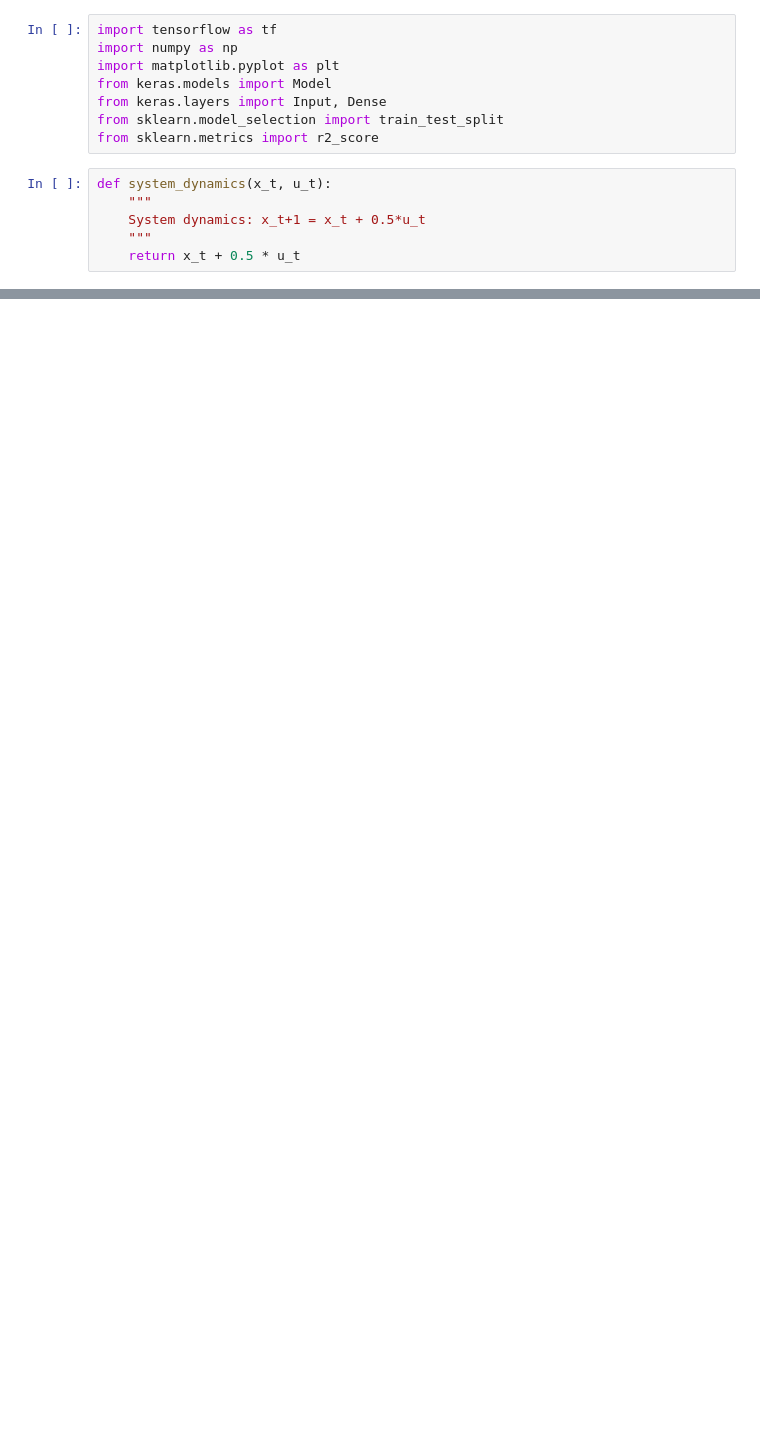
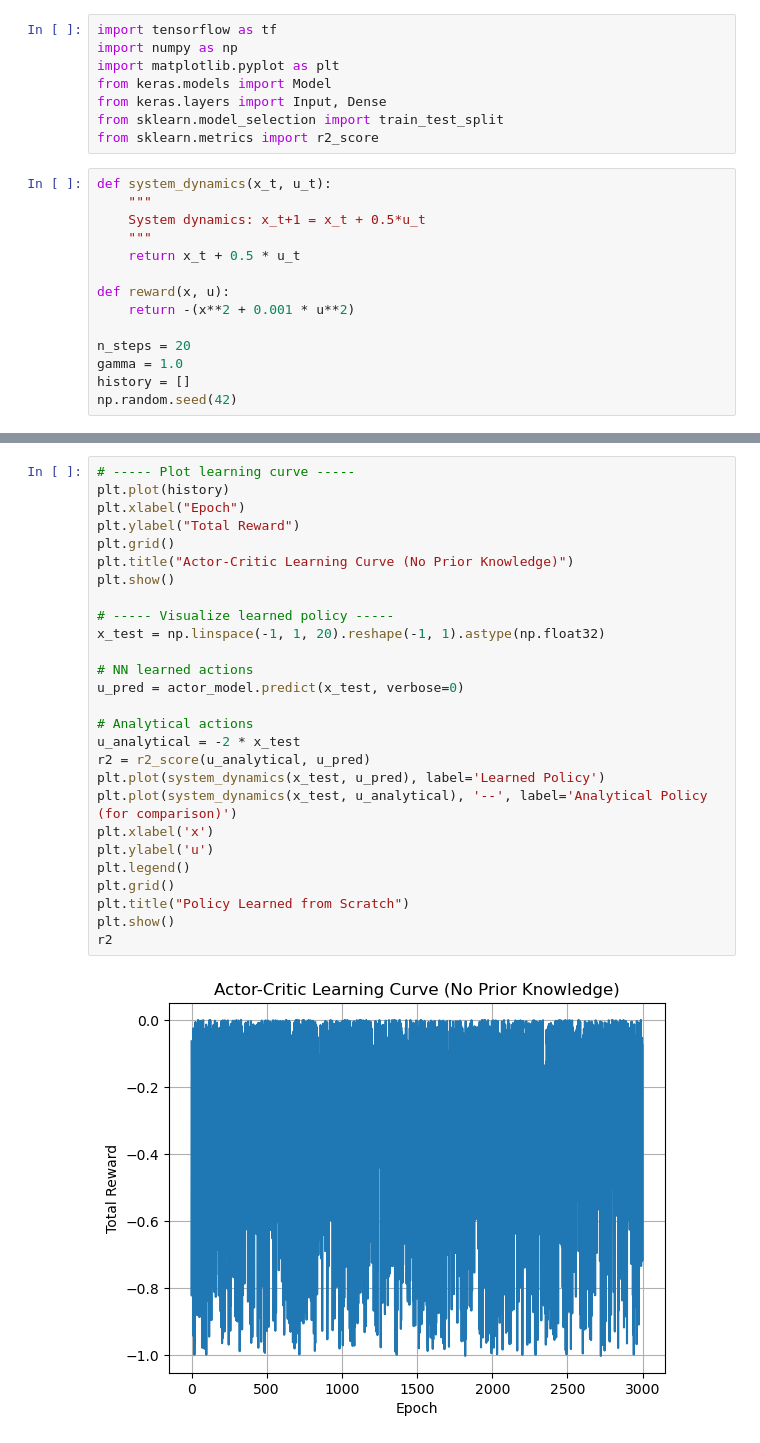
Before and after one commit to Namkhuu/neural-network, a Jupyter notebook: test.ipynb, the cells around one changed output, grey strips where cells are left out. Cells and saved outputs as stored; diff of their text form; blank space fills up the shorter version.

```diff
--- a/test.ipynb
+++ b/test.ipynb
@@ -12,4 +12,12 @@ def system_dynamics(x_t, u_t):
     System dynamics: x_t+1 = x_t + 0.5*u_t
     """
     return x_t + 0.5 * u_t
+
+def reward(x, u):
+    return -(x**2 + 0.001 * u**2)
+
+n_steps = 20
+gamma = 1.0
+history = []
+np.random.seed(42)
 # %%
@@ -110,0 +91,29 @@ Episode 120, Total Reward: nan
+# %%
+# ----- Plot learning curve -----
+plt.plot(history)
+plt.xlabel("Epoch")
+plt.ylabel("Total Reward")
+plt.grid()
+plt.title("Actor-Critic Learning Curve (No Prior Knowledge)")
+plt.show()
+
+# ----- Visualize learned policy -----
+x_test = np.linspace(-1, 1, 20).reshape(-1, 1).astype(np.float32)
+
+# NN learned actions
+u_pred = actor_model.predict(x_test, verbose=0)
+
+# Analytical actions
+u_analytical = -2 * x_test
+r2 = r2_score(u_analytical, u_pred)
+plt.plot(system_dynamics(x_test, u_pred), label='Learned Policy')
+plt.plot(system_dynamics(x_test, u_analytical), '--', label='Analytical Policy (for comparison)')
+plt.xlabel('x')
+plt.ylabel('u')
+plt.legend()
+plt.grid()
+plt.title("Policy Learned from Scratch")
+plt.show()
+r2
+# %% [output]
+[figure, added]
```
Also changed, not shown: parts of 3 cells of this notebook, 1 other file.
